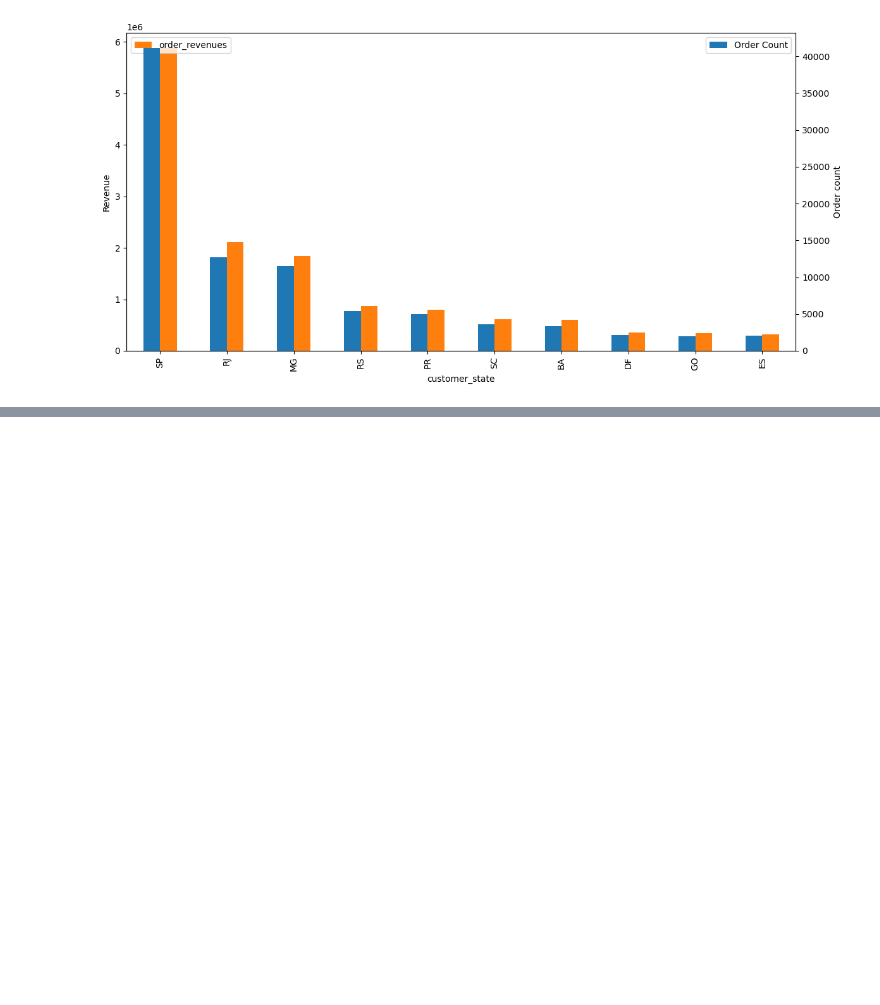
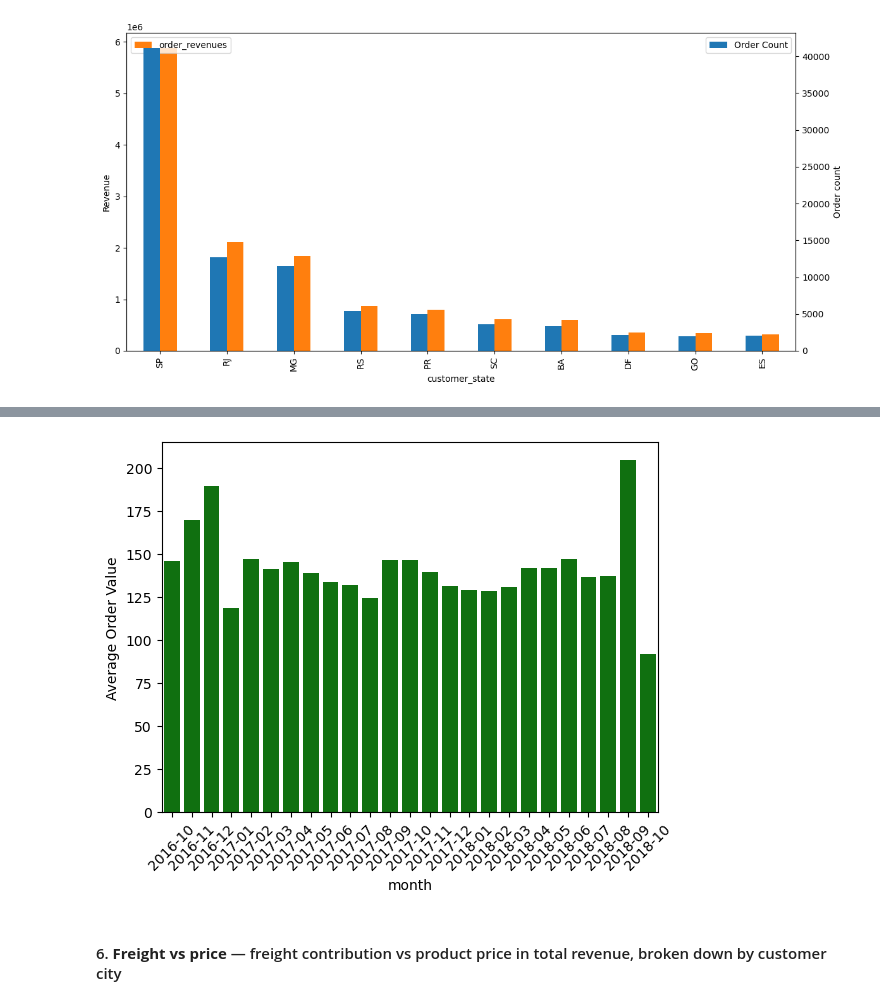
Before and after one commit to Kvitatiani/brazillian-ecommerce-analytics, a Jupyter notebook: ecommerce_playground.ipynb, the cells around one changed output, grey strips where cells are left out. Drawn from its saved outputs; the diff is of its cells as text; code cells hidden in the pictures; blank space fills up the shorter version.

Commit message:
Q5-6 order value and freight costs

```diff
--- a/ecommerce_playground.ipynb
+++ b/ecommerce_playground.ipynb
@@ -57,7 +57,7 @@ items_agg = order_items_df.groupby('order_id').agg(
     total_price=('price', 'sum'),
     total_freight=('freight_value', 'sum'),
     unique_sellers=('seller_id', 'nunique'),
-    unique_poroducts=('product_id', 'nunique')
+    unique_products=('product_id', 'nunique')
 ).reset_index()
 
 items_agg['total_revenue'] = items_agg['total_price'] + items_agg['total_freight']
@@ -331,0 +352,3 @@ for loc in top10_locations:
+# %%
+monthly_avg_order_value = master_orders_delivered.groupby('delivery_yearmonth')['total_price'].mean().reset_index()
+monthly_avg_order_value.head(5)
@@ -331,0 +362,18 @@ for loc in top10_locations:
+# %%
+# Visualize average order value monthly basis
+sns.barplot(
+data=monthly_avg_order_value,
+x='delivery_yearmonth',
+y='total_price',
+color='green'
+)
+
+plt.xlabel('month')
+plt.xticks(rotation=45)
+plt.ylabel('Average Order Value')
+
+plt.show()
+# %% [output]
+[figure, added]
+# %% [markdown]
+#### 6. **Freight vs price** — freight contribution vs product price in total revenue, broken down by customer city
```
Also changed, not shown: parts of 7 cells of this notebook.
